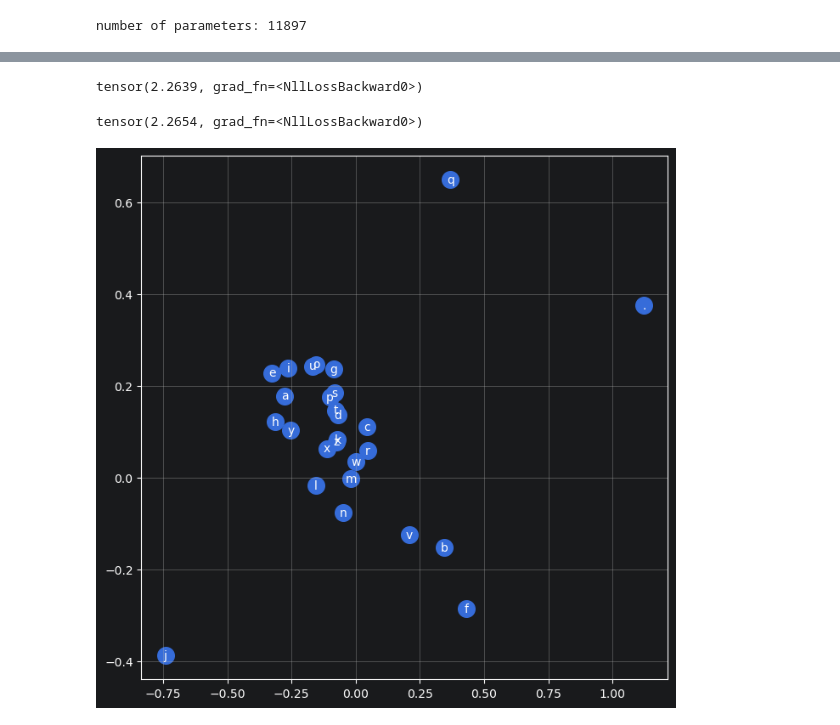
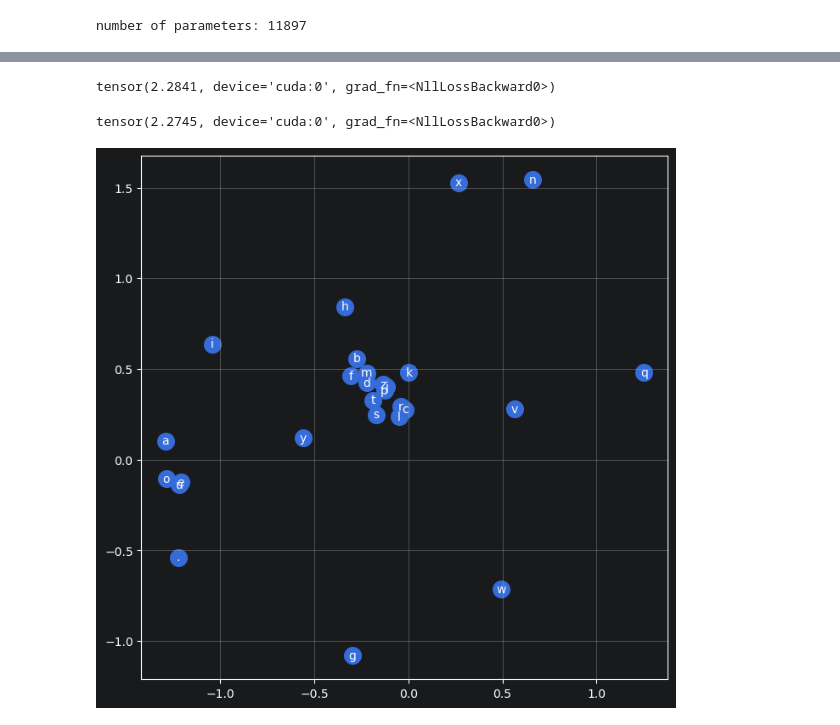
Before and after one commit to JeffJin/py-ai, a Jupyter notebook: zero-to-hero/makemore/mlp.ipynb, the cells around one changed output, grey strips where cells are left out. Saved outputs shown, nothing was run; the diff lists cells and outputs as text; code cells hidden in the pictures.

```diff
--- a/zero-to-hero/makemore/mlp.ipynb
+++ b/zero-to-hero/makemore/mlp.ipynb
@@ -80,8 +51,9 @@ tensor([0.0010, 0.0011, 0.0011, 0.0012, 0.0013, 0.0014, 0.0015, 0.0016, 0.0017,
 # %%
-g = torch.Generator().manual_seed(2147483647)
+g = torch.Generator(device=device).manual_seed(2147483647)
 #F.one_hot(torch.tensor(5), num_classes=27).float() @ C
-C = torch.randn((27, 10), requires_grad=True, generator=g, device=device)
-W1 = torch.randn((30, 200), requires_grad=True, generator=g, device=device)
+emb_size = 10  # embedding dimension
+C = torch.randn((27, emb_size), requires_grad=True, generator=g, device=device)
+W1 = torch.randn((emb_size * block_size, 200), requires_grad=True, generator=g, device=device)
 b1 = torch.randn(200, requires_grad=True, generator=g, device=device)
 W2 = torch.randn((200, 27), requires_grad=True, generator=g, device=device)
 b2 = torch.randn(27, requires_grad=True, generator=g, device=device)
@@ -100,7 +72,7 @@ for i in range(30000):
   ix = torch.randint(0, x_train.shape[0], (BATCH_SIZE,), generator=g, device=device)
   Xb, Yb = x_train[ix], y_train[ix]
   emb = C[Xb]
-  z = emb.view(-1, 30)
+  z = emb.view(-1, emb_size * block_size)
   h = torch.tanh(z @ W1 + b1)
   logits = h @ W2 + b2
   # probs = F.softmax(logits, dim=1)
@@ -112,22 +84,20 @@ for i in range(30000):
     p.grad = None
   loss.backward()
 
-  lr = 0.1 if i < 10000 else 0.01
+  lr = 0.1 if i < 20000 else 0.01
   for p in parameters:
     p.data += -lr * p.grad
 
   # lri.append(lre[i])
   stepi.append(i)
-  lossi.append(loss.item())
+  lossi.append(loss.log10().item())
 
 # softmax activation
 # counts = logits.exp()
 # prob = counts / counts.sum(1, keepdim=True)
 # built-in softmax
 
-print('probs = ', probs)
-
-print('Final Loss = ', loss.log10().item())
+print('Final Loss = ', loss.item())
 
 # computes all gradients
 for p in parameters:
@@ -146,26 +111,29 @@ Final Loss =  0.31975385546684265
 # %%
 emb = C[x_dev]
-h = torch.tanh(emb.view(-1, 30) @ W1 + b1) # shape ()
+h = torch.tanh(emb.view(-1, emb_size * block_size) @ W1 + b1) # shape ()
 logits = h @ W2 + b2
 loss = F.cross_entropy(logits, y_dev)
 loss
 # %% [output]
-tensor(2.2639, grad_fn=<NllLossBackward0>)
+tensor(2.2841, device='cuda:0', grad_fn=<NllLossBackward0>)
 # %%
 emb = C[x_test]
-h = torch.tanh(emb.view(-1, 30) @ W1 + b1) # shape ()
+h = torch.tanh(emb.view(-1, emb_size * block_size) @ W1 + b1) # shape ()
 logits = h @ W2 + b2
 loss = F.cross_entropy(logits, y_test)
 loss
 # %% [output]
-tensor(2.2654, grad_fn=<NllLossBackward0>)
+tensor(2.2745, device='cuda:0', grad_fn=<NllLossBackward0>)
 # %%
 # visualize the chars
+C_plot = C.detach().cpu()
+
 plt.figure(figsize=(8, 8))
-plt.scatter(C[:,0].data, C[:,1].data, s=200)
-for i in range(C.shape[0]):
-    plt.text(C[i,0].item(), C[i,1].item(), itos[i], ha="center", va="center", color='white')
-plt.grid('minor')
+plt.scatter(C_plot[:, 0].numpy(), C_plot[:, 1].numpy(), s=200)
+for i in range(C_plot.shape[0]):
+    plt.text(C_plot[i, 0].item(), C_plot[i, 1].item(), itos[i],
+             ha="center", va="center", color="white")
+plt.grid(True, which="both")
 # %% [output]
-[figure, old version]
+[figure, new version]
 # %%
```
Also changed, not shown: parts of 5 cells of this notebook, 6 other files.
